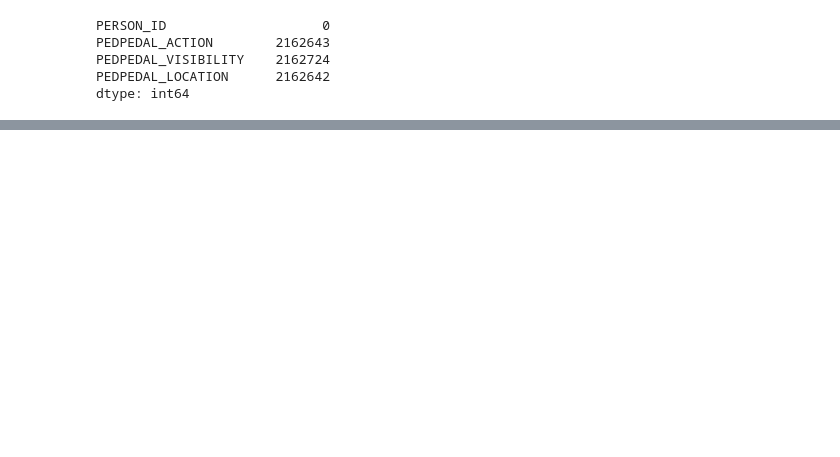
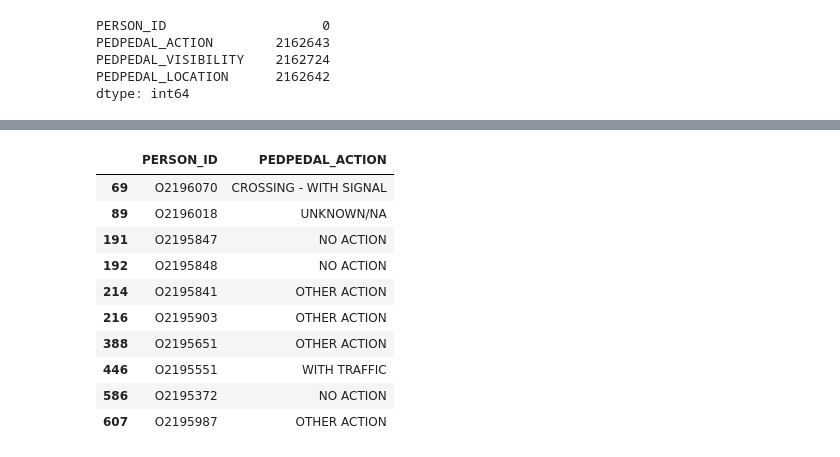
Before and after one commit to alo54/Proyecto-Bases-de-Datos, a Jupyter notebook: Pedestrian_info.ipynb, the cells around one changed output, grey strips where cells are left out. Cells and saved outputs as stored; diff of their text form; code cells hidden in the pictures; blank space fills up the shorter version.

```diff
--- a/Pedestrian_info.ipynb
+++ b/Pedestrian_info.ipynb
@@ -54,0 +96,14 @@ pedestrian_info.head()
+# %%
+import numpy as np
+import pandas as pd
+
+# Columnas tipo texto
+str_cols = pedestrian_info.select_dtypes(include='object').columns
+
+# Quitar espacios al inicio/fin
+for col in str_cols:
+    pedestrian_info[col] = pedestrian_info[col].str.strip()
+
+# Unificar códigos de "faltante" a NA
+missing_tokens = ['', 'NaN', 'NAN', 'nan', 'NULL', 'Null', 'null']
+pedestrian_info.replace(missing_tokens, pd.NA, inplace=True)
@@ -54,0 +139,7 @@ pedestrian_info.head()
+# %%
+# Quitar espacios
+pedestrian_info['PERSON_ID'] = pedestrian_info['PERSON_ID'].str.strip()
+
+# Ver cuántos PERSON_ID nulos y duplicados hay
+print("PERSON_ID nulos:", pedestrian_info['PERSON_ID'].isna().sum())
+print("PERSON_ID duplicados:", pedestrian_info['PERSON_ID'].duplicated().sum())
@@ -118,0 +203,16 @@ pedestrian_info = pedestrian_info.where(pedestrian_info.notna(), None)
+# %%
+mask = pedestrian_info['PEDPEDAL_ACTION'].notna()
+
+pedestrian_info.loc[mask, ['PERSON_ID', 'PEDPEDAL_ACTION']].head(10)
+# %% [output]
+|  | PERSON_ID | PEDPEDAL_ACTION |
+| 69 | O2196070 | CROSSING - WITH SIGNAL |
+| 89 | O2196018 | UNKNOWN/NA |
+| 191 | O2195847 | NO ACTION |
+| 192 | O2195848 | NO ACTION |
+| 214 | O2195841 | OTHER ACTION |
+| 216 | O2195903 | OTHER ACTION |
+| 388 | O2195651 | OTHER ACTION |
+| 446 | O2195551 | WITH TRAFFIC |
+| 586 | O2195372 | NO ACTION |
+| 607 | O2195987 | OTHER ACTION |
```
Also changed, not shown: parts of 30 cells of this notebook.
